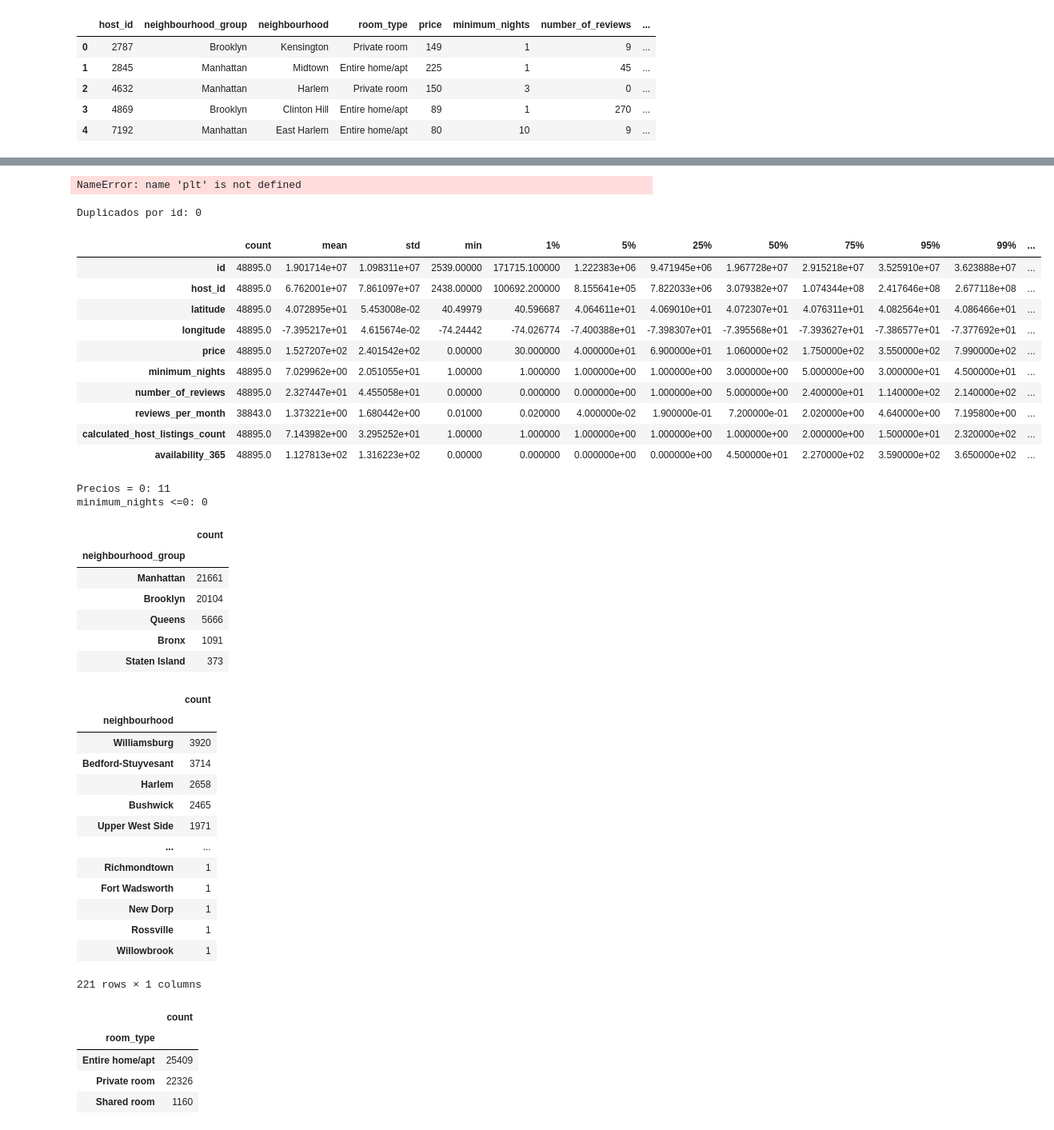
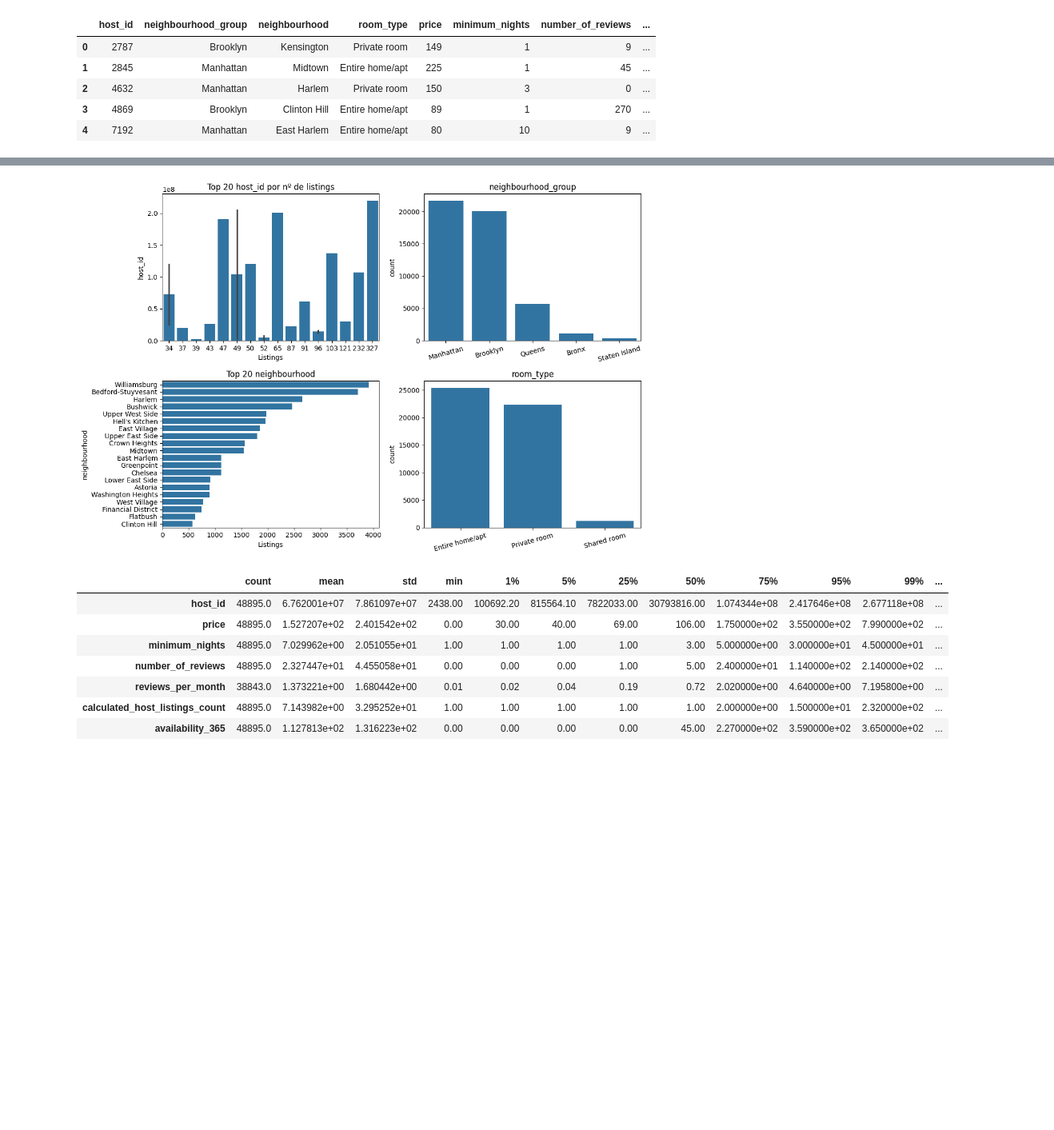
Before and after one commit to 4GeeksAcademy/OscarLearteD_Analisis_exploratorio, a Jupyter notebook: src/explore.ipynb, the cells around one changed output, grey strips where cells are left out. Shown at 80% size. Saved outputs shown, nothing was run; the diff lists cells and outputs as text; code cells hidden in the pictures; blank space fills up the shorter version.

```diff
--- a/src/explore.ipynb
+++ b/src/explore.ipynb
@@ -40,0 +50,3 @@ df.head()
+# %%
+df["neighbourhood_group_n"] = pd.factorize(df["neighbourhood_group"])[0]
+df.head()
@@ -41,11 +70,5 @@ df.head()
 # %%
-# --- Helpers
-def top_count(df, col, n=20):
-    """Devuelve un DataFrame con Top-N categorías por frecuencia."""
-    s = df[col].value_counts().head(n)
-    out = s.reset_index()
-    out.columns = [col, "count"]
-    return out
+#    Devuelve un DataFrame con las n categorías más frecuentes de `col` y su recuento, con columnas [col, "count"].
 
 fig, axes = plt.subplots(2, 2, figsize=(12, 8))
 (ax00, ax01), (ax10, ax11) = axes
@@ -57,13 +80,13 @@ ax00.set_title("Top 20 host_id por nº de listings")
 ax00.set_xlabel("Listings")
 ax00.set_ylabel("host_id")
 
-# 2) neighbourhood_group (son 5 categorías -> countplot directo)
+# 2) Agrupación por neighbourhood_group
 sns.countplot(data=df, x="neighbourhood_group", ax=ax01, order=df["neighbourhood_group"].value_counts().index)
 ax01.set_title("neighbourhood_group")
 ax01.set_xlabel("")
 ax01.tick_params(axis="x", rotation=15)
 
-# 3) neighbourhood (Top 20 barrios)
+# 3) Top 20 barrios
 top_neigh = top_count(df, "neighbourhood", n=20)
 sns.barplot(data=top_neigh, y="neighbourhood", x="count", ax=ax10)
 ax10.set_title("Top 20 neighbourhood")
@@ -79,64 +102,21 @@ ax11.tick_params(axis="x", rotation=15)
 plt.tight_layout()
 plt.show()
 # %% [output]
-NameError: name 'plt' is not defined
+[figure, added]
 # %%
 # 3) Duplicados (por id)
 if "id" in df.columns:
     print("Duplicados por id:", df["id"].duplicated().sum())
 
 # 4) Descriptivas de numéricas
 num_cols = df.select_dtypes(include=[np.number]).columns.tolist()
 display(df[num_cols].describe(percentiles=[.01,.05,.25,.5,.75,.95,.99]).T)
-
-# 5) Sanity checks típicos
-assert (df["price"]>=0).all(), "Hay precios negativos"
-print("Precios = 0:", (df["price"]==0).sum())
-print("minimum_nights <=0:", (df["minimum_nights"]<=0).sum())
-
-# 6) Categóricas clave
-cat_cols = ["neighbourhood_group","neighbourhood","room_type"]
-for c in cat_cols:
-    if c in df.columns:
-        display(df[c].value_counts(dropna=False).to_frame("count"))
 # %% [output]
-Duplicados por id: 0
 |  | count | mean | std | min | 1% | 5% | 25% | 50% | 75% | 95% | 99% | ... |
-| id | 48895.0 | 1.901714e+07 | 1.098311e+07 | 2539.00000 | 171715.100000 | 1.222383e+06 | 9.471945e+06 | 1.967728e+07 | 2.915218e+07 | 3.525910e+07 | 3.623888e+07 | ... |
-| host_id | 48895.0 | 6.762001e+07 | 7.861097e+07 | 2438.00000 | 100692.200000 | 8.155641e+05 | 7.822033e+06 | 3.079382e+07 | 1.074344e+08 | 2.417646e+08 | 2.677118e+08 | ... |
-| latitude | 48895.0 | 4.072895e+01 | 5.453008e-02 | 40.49979 | 40.596687 | 4.064611e+01 | 4.069010e+01 | 4.072307e+01 | 4.076311e+01 | 4.082564e+01 | 4.086466e+01 | ... |
-| longitude | 48895.0 | -7.395217e+01 | 4.615674e-02 | -74.24442 | -74.026774 | -7.400388e+01 | -7.398307e+01 | -7.395568e+01 | -7.393627e+01 | -7.386577e+01 | -7.377692e+01 | ... |
-| price | 48895.0 | 1.527207e+02 | 2.401542e+02 | 0.00000 | 30.000000 | 4.000000e+01 | 6.900000e+01 | 1.060000e+02 | 1.750000e+02 | 3.550000e+02 | 7.990000e+02 | ... |
-| minimum_nights | 48895.0 | 7.029962e+00 | 2.051055e+01 | 1.00000 | 1.000000 | 1.000000e+00 | 1.000000e+00 | 3.000000e+00 | 5.000000e+00 | 3.000000e+01 | 4.500000e+01 | ... |
-| number_of_reviews | 48895.0 | 2.327447e+01 | 4.455058e+01 | 0.00000 | 0.000000 | 0.000000e+00 | 1.000000e+00 | 5.000000e+00 | 2.400000e+01 | 1.140000e+02 | 2.140000e+02 | ... |
-| reviews_per_month | 38843.0 | 1.373221e+00 | 1.680442e+00 | 0.01000 | 0.020000 | 4.000000e-02 | 1.900000e-01 | 7.200000e-01 | 2.020000e+00 | 4.640000e+00 | 7.195800e+00 | ... |
-| calculated_host_listings_count | 48895.0 | 7.143982e+00 | 3.295252e+01 | 1.00000 | 1.000000 | 1.000000e+00 | 1.000000e+00 | 1.000000e+00 | 2.000000e+00 | 1.500000e+01 | 2.320000e+02 | ... |
-| availability_365 | 48895.0 | 1.127813e+02 | 1.316223e+02 | 0.00000 | 0.000000 | 0.000000e+00 | 0.000000e+00 | 4.500000e+01 | 2.270000e+02 | 3.590000e+02 | 3.650000e+02 | ... |
+| host_id | 48895.0 | 6.762001e+07 | 7.861097e+07 | 2438.00 | 100692.20 | 815564.10 | 7822033.00 | 30793816.00 | 1.074344e+08 | 2.417646e+08 | 2.677118e+08 | ... |
+| price | 48895.0 | 1.527207e+02 | 2.401542e+02 | 0.00 | 30.00 | 40.00 | 69.00 | 106.00 | 1.750000e+02 | 3.550000e+02 | 7.990000e+02 | ... |
+| minimum_nights | 48895.0 | 7.029962e+00 | 2.051055e+01 | 1.00 | 1.00 | 1.00 | 1.00 | 3.00 | 5.000000e+00 | 3.000000e+01 | 4.500000e+01 | ... |
+| number_of_reviews | 48895.0 | 2.327447e+01 | 4.455058e+01 | 0.00 | 0.00 | 0.00 | 1.00 | 5.00 | 2.400000e+01 | 1.140000e+02 | 2.140000e+02 | ... |
+| reviews_per_month | 38843.0 | 1.373221e+00 | 1.680442e+00 | 0.01 | 0.02 | 0.04 | 0.19 | 0.72 | 2.020000e+00 | 4.640000e+00 | 7.195800e+00 | ... |
+| calculated_host_listings_count | 48895.0 | 7.143982e+00 | 3.295252e+01 | 1.00 | 1.00 | 1.00 | 1.00 | 1.00 | 2.000000e+00 | 1.500000e+01 | 2.320000e+02 | ... |
+| availability_365 | 48895.0 | 1.127813e+02 | 1.316223e+02 | 0.00 | 0.00 | 0.00 | 0.00 | 45.00 | 2.270000e+02 | 3.590000e+02 | 3.650000e+02 | ... |
-Precios = 0: 11
-minimum_nights <=0: 0
-|  | count |
-| neighbourhood_group |  |
-| Manhattan | 21661 |
-| Brooklyn | 20104 |
-| Queens | 5666 |
-| Bronx | 1091 |
-| Staten Island | 373 |
-|  | count |
-| neighbourhood |  |
-| Williamsburg | 3920 |
-| Bedford-Stuyvesant | 3714 |
-| Harlem | 2658 |
-| Bushwick | 2465 |
-| Upper West Side | 1971 |
-| ... | ... |
-| Richmondtown | 1 |
-| Fort Wadsworth | 1 |
-| New Dorp | 1 |
-| Rossville | 1 |
-| Willowbrook | 1 |
-221 rows × 1 columns
-|  | count |
-| room_type |  |
-| Entire home/apt | 25409 |
-| Private room | 22326 |
-| Shared room | 1160 |
```
Also changed, not shown: parts of 9 cells of this notebook, 3 other files.
